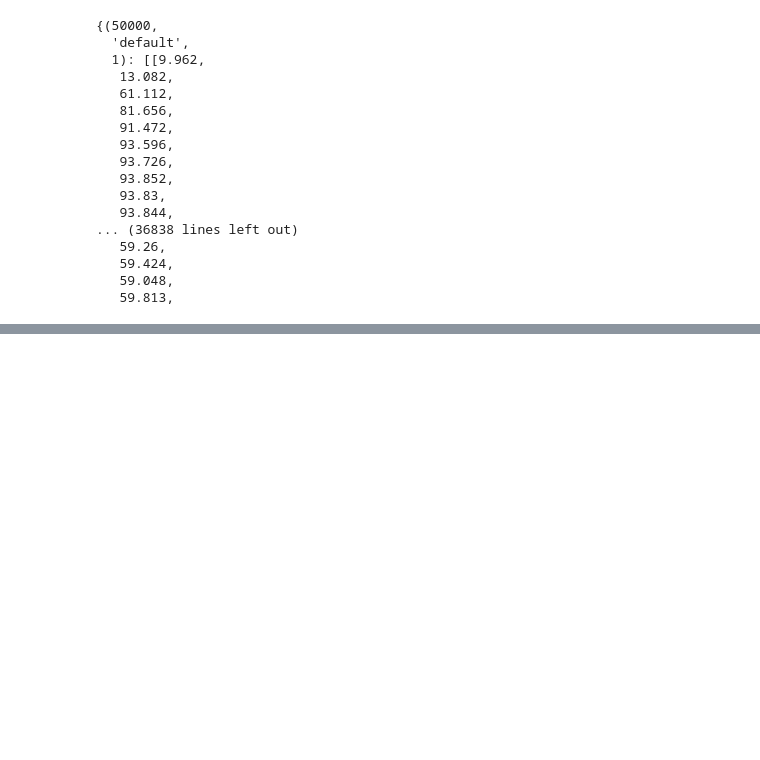
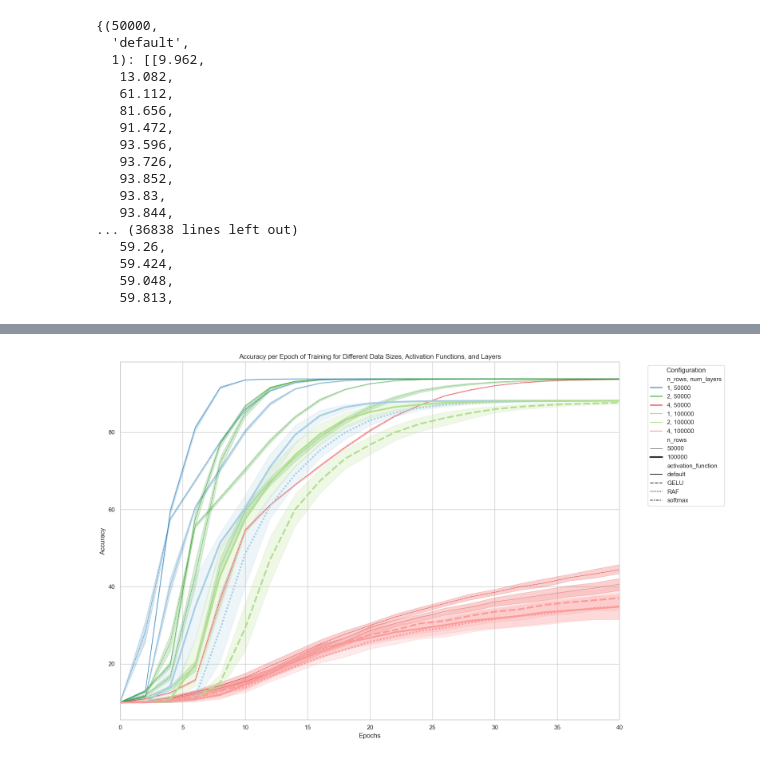
Before and after one commit to um-dacs-nlp/capacity, a Jupyter notebook: src/transformers/0.4.2_draw.ipynb, the cells around one changed output, grey strips where cells are left out. Cells and saved outputs as stored; diff of their text form; code cells hidden in the pictures; blank space fills up the shorter version.

```diff
--- a/src/transformers/0.4.2_draw.ipynb
+++ b/src/transformers/0.4.2_draw.ipynb
@@ -155,0 +167,32 @@ plt.show()
+# %%
+cur_cutoff = 40
+cur_results_melted = results_melted[results_melted.epochs<=cur_cutoff]
+
+# Plot with Seaborn
+sns.set(style="whitegrid")
+plt.figure(figsize=(16, 10))
+
+sns.lineplot(
+    data=cur_results_melted ,
+    x="epochs",
+    y="values",
+    hue="n_rows, num_layers",  # Combined hue for Num_Layers and N_rows
+    style="activation_function",
+    size="n_rows",
+    palette=layer_color_map,  # Ensure this supports the combined categories
+    linewidth=1,
+)
+
+plt.xlim(0, cur_cutoff)
+
+# Add labels and legend
+plt.xlabel("Epochs")
+plt.ylabel("Accuracy")
+plt.title("Accuracy per Epoch of Training for Different Data Sizes, Activation Functions, and Layers")
+plt.legend(title="Configuration", bbox_to_anchor=(1.05, 1), loc='upper left')
+
+# Show the plot
+plt.tight_layout()
+plt.show()
+# %% [output]
+[figure, added]
```
Also changed, not shown: parts of 5 cells of this notebook.
